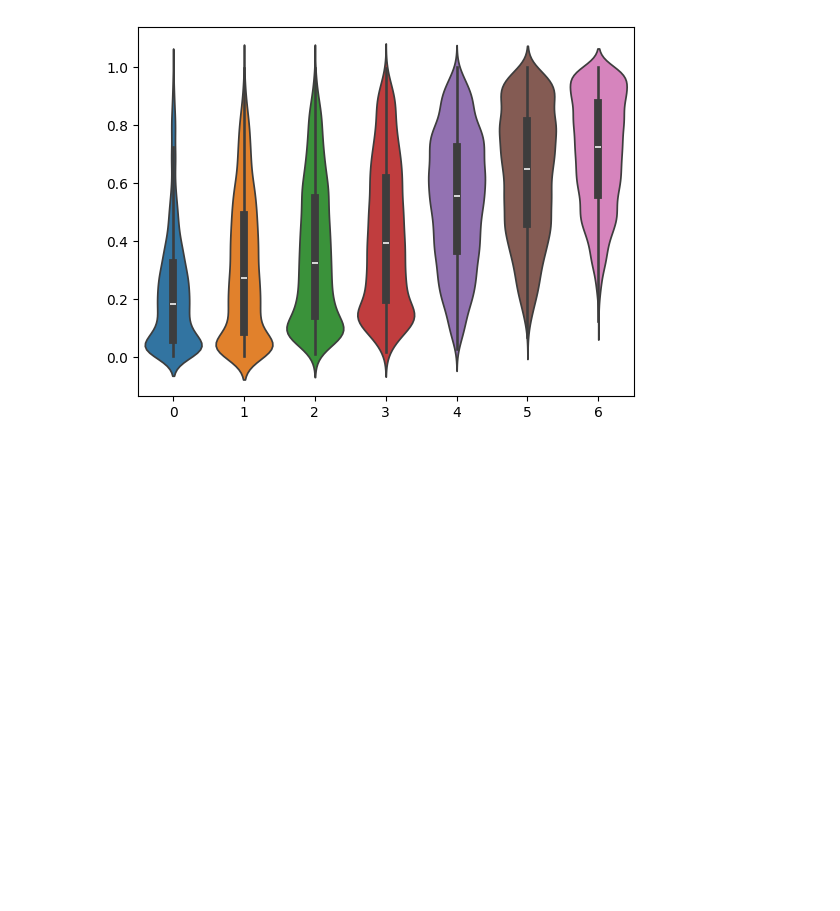
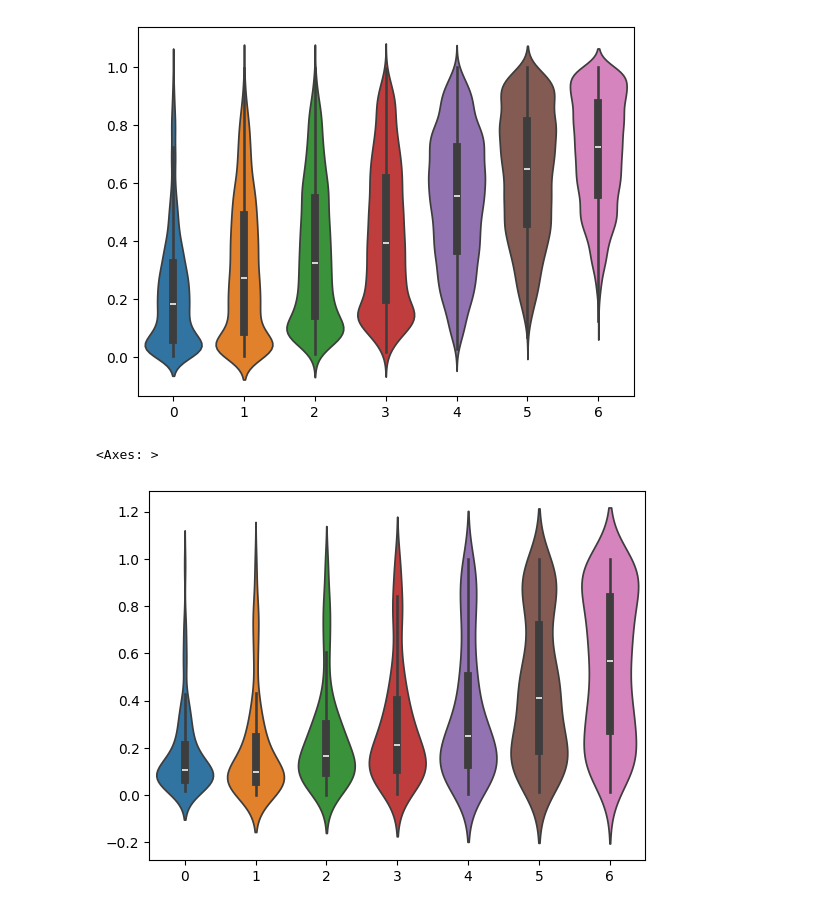
Before and after one commit to egerc/spatial_transcript_inference, a Jupyter notebook: run.ipynb, the cells around one changed output. Saved outputs shown, nothing was run; the diff lists cells and outputs as text; code cells hidden in the pictures; blank space fills up the shorter version.

```diff
--- a/run.ipynb
+++ b/run.ipynb
@@ -80,3 +197,8 @@ with open(f"nmf_test2_results_{n_components_range}.pkl", "wb") as f:
     pickle.dump(test2, f)
 # %% [output]
 [figure]
+# %%
+sns.violinplot([cosine_similarity_rows(X_sp.T, (x[0] @ x[1]).T) for x in test2.values()])
+# %% [output]
+<Axes: >
+[figure, added]
```
Also changed, not shown: parts of 14 cells of this notebook.
